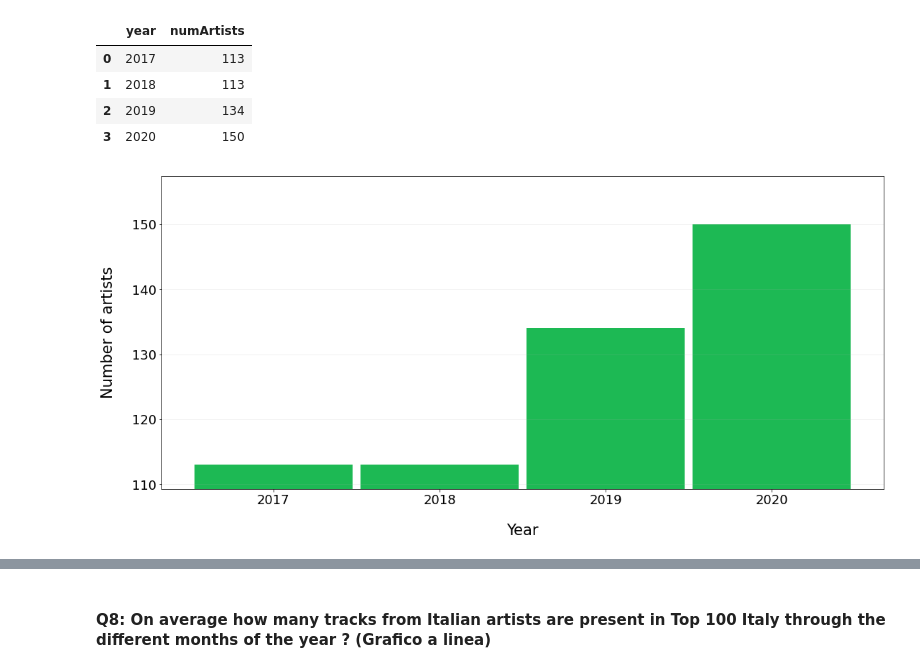
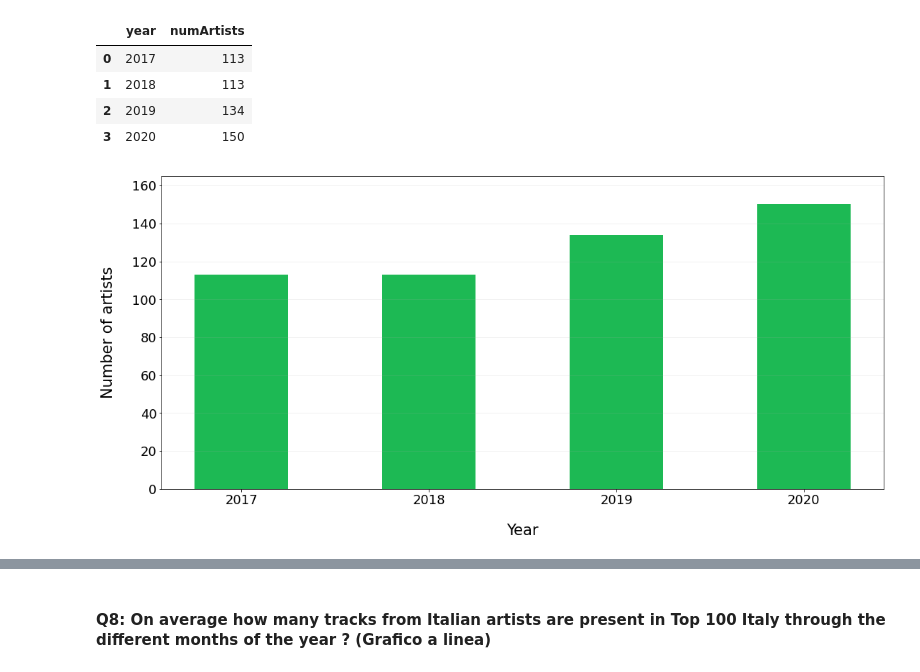
Before and after one commit to luca-martinelli-09/spotify-pg, a Jupyter notebook: spotifyQueries.ipynb, the cells around one changed output, grey strips where cells are left out. Saved outputs shown, nothing was run; the diff lists cells and outputs as text; code cells hidden in the pictures.

```diff
--- a/spotifyQueries.ipynb
+++ b/spotifyQueries.ipynb
@@ -65,7 +62,7 @@ XY_LABEL_DIM = 21
 XY_TICKS_DIM = 18
 GRID_ALPHA = 0.2
 FILL_ALPHA = 0.05
-BAR_WIDTH = 0.95
+BAR_WIDTH = 0.5
 LEGEND_LOC = "upper left"
 LEGEND_LABEL_DIM = 15
 COLOR_SCHEME = ["#1DB954", "#22577A", "#A03C78", "#C67ACE"]
@@ -386,14 +384,15 @@ resultDF
 # %%
 plotter.plotResults(
     x=np.arange(len(resultDF)),
     yArr=[list(resultDF["numArtists"])],
     yLabel="Number of artists",
     xLabel="Year",
     xTicks=list(resultDF["year"]),
     showGrid=True,
     gridAxis="y",
     style="bar",
-    saveTitle="query7"
+    saveTitle="query7",
+    yLim=[0,np.max(list(resultDF["numArtists"])) * 1.1]
 )
 # %% [output]
-[figure, old version]
+[figure, new version]
```
Also changed, not shown: parts of 35 cells of this notebook, 23 other files.
